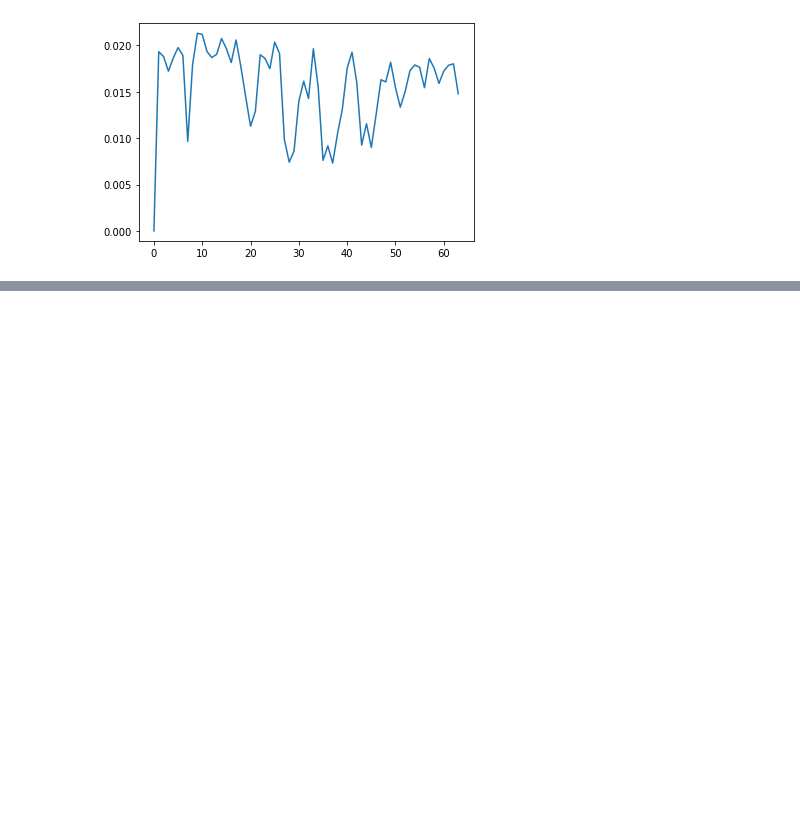
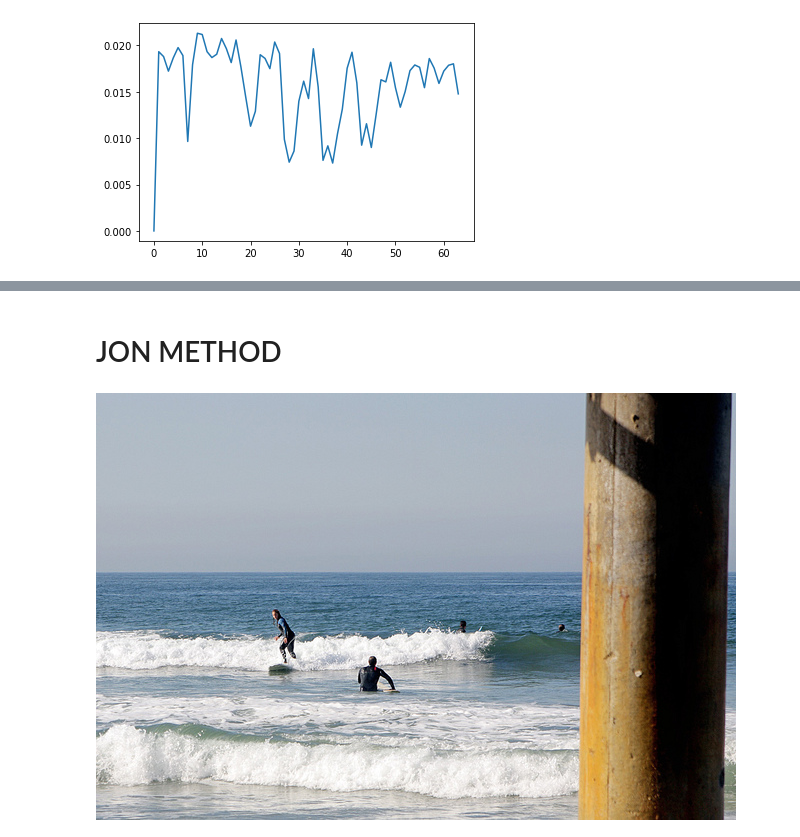
Before and after one commit to sashank06/visdialciss, a Jupyter notebook: visdial-challenge-starter-pytorch/check-attention-weights.ipynb, the cells around one changed output, grey strips where cells are left out. Cells and saved outputs as stored; diff of their text form; code cells hidden in the pictures; blank space fills up the shorter version.

```diff
--- a/visdial-challenge-starter-pytorch/check-attention-weights.ipynb
+++ b/visdial-challenge-starter-pytorch/check-attention-weights.ipynb
@@ -223,0 +247,15 @@ plt.plot(attention[11])
+# %%
+available_image_ids = {
+    float(re.findall(r'([\d]+)\.jpg', f)[0])
+    :
+    os.path.join(f'../visdial-challenge-starter-pytorch/data/images/{split}/{f}')
+    for split in (
+        'train2014',
+        'test2014',
+        'val2014',
+        'VisualDialog_test2018',
+        'VisualDialog_val2018',
+    )
+    for f in os.listdir(f'../visdial-challenge-starter-pytorch/data/images/{split}/')
+    }
+len(available_image_ids)
@@ -223,0 +264,5 @@ plt.plot(attention[11])
+# %%
+def get_image(img_id):
+    img_path = available_image_ids.get(img_id)
+    image = Image.open(img_path)
+    return image
@@ -223,0 +563,2 @@ plt.plot(attention[11])
+# %% [markdown]
+# JON METHOD
@@ -223,0 +646,4 @@ plt.plot(attention[11])
+# %%
+get_image(18472.0)
+# %% [output]
+[figure, added]
```
Also changed, not shown: parts of 99 cells of this notebook, 1 other file.
